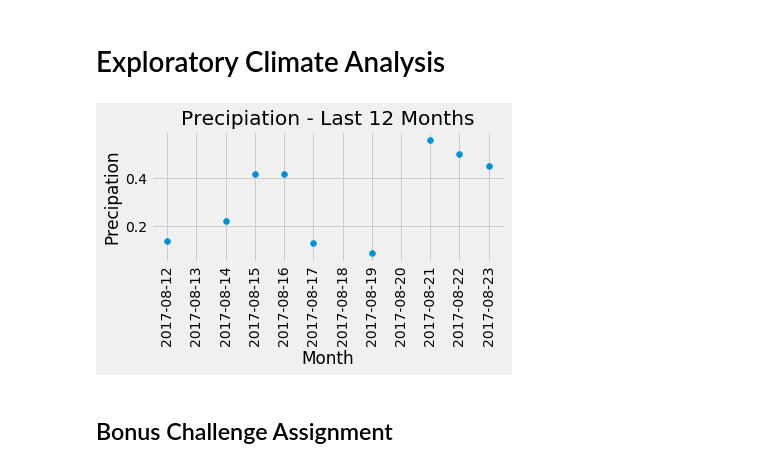
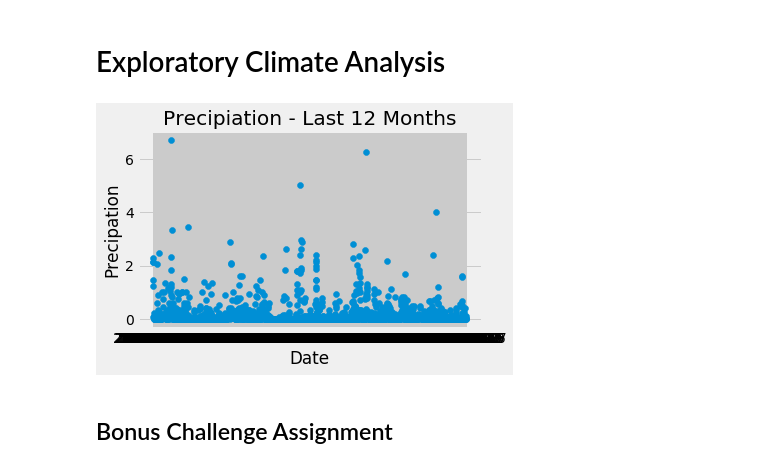
Before and after one commit to drewpgilmore/sqlalchemy_challenge, a Jupyter notebook: climate_starter.ipynb, the cells around one changed output. Drawn from its saved outputs; the diff is of its cells as text; code cells hidden in the pictures.

Commit message:
added last 12 months of data to graph

```diff
--- a/climate_starter.ipynb
+++ b/climate_starter.ipynb
@@ -62,22 +55,33 @@ session = Session(engine)
 # %% [markdown]
 # Exploratory Climate Analysis
+# %%
+# Create our session (link) from Python to the DB
+session = Session(engine)
+
+results = session.query(Measurement.date, Measurement.prcp).all()
+end_date = dt.datetime.strptime(results[-1][0], '%Y-%m-%d')
+
+# Calculate the date 1 year ago from the last data point in the database
+start_date = end_date - dt.timedelta(days=365)
+
+# Design a query to retrieve the last 12 months of precipitation data and plot the results
+last_12_month = session.query(Measurement.date, Measurement.prcp).\
+    filter(Measurement.date > start_date).all()
+# %%
+last_12_date = [date[0] for date in last_12_month]
+last_12_prcp = [date[1] for date in last_12_month]
+# %%
+fig, ax = plt.subplots()
+ax.scatter(last_12_date, last_12_prcp)
+ax.set_xlabel("Date")
+ax.set_ylabel("Precipation")
+#ax.set_xticklabels(np.arange(13))
+ax.set_title("Precipiation - Last 12 Months")
+fig.tight_layout()
+plt.show()
+# %% [output]
+[figure, added]
 # %%
-# Design a query to retrieve the last 12 months of precipitation data and plot the results
-results = session.query(Measurement.date, Measurement.prcp).all()
-
-last_12_month = [result[0] for result in results[-12:]]
-last_12_prcp = [result[1] for result in results[-12:]]
-
-fig, ax = plt.subplots()
-ax.scatter(last_12_month, last_12_prcp)
-ax.set_xlabel("Month")
-ax.set_ylabel("Precipation")
-ax.set_xticklabels(last_12_month, rotation='vertical')
-ax.set_title("Precipiation - Last 12 Months")
-fig.tight_layout()
-plt.show()
-
-# Calculate the date 1 year ago from the last data point in the database
 
 
 # Perform a query to retrieve the data and precipitation scores
@@ -87,8 +91,6 @@ plt.show()
 # Sort the dataframe by date
 
 # Use Pandas Plotting with Matplotlib to plot the data
-# %% [output]
-[figure, removed]
 # %%
 # Use Pandas to calcualte the summary statistics for the precipitation data
 # %%
```
Also changed, not shown: parts of 4 cells of this notebook.
